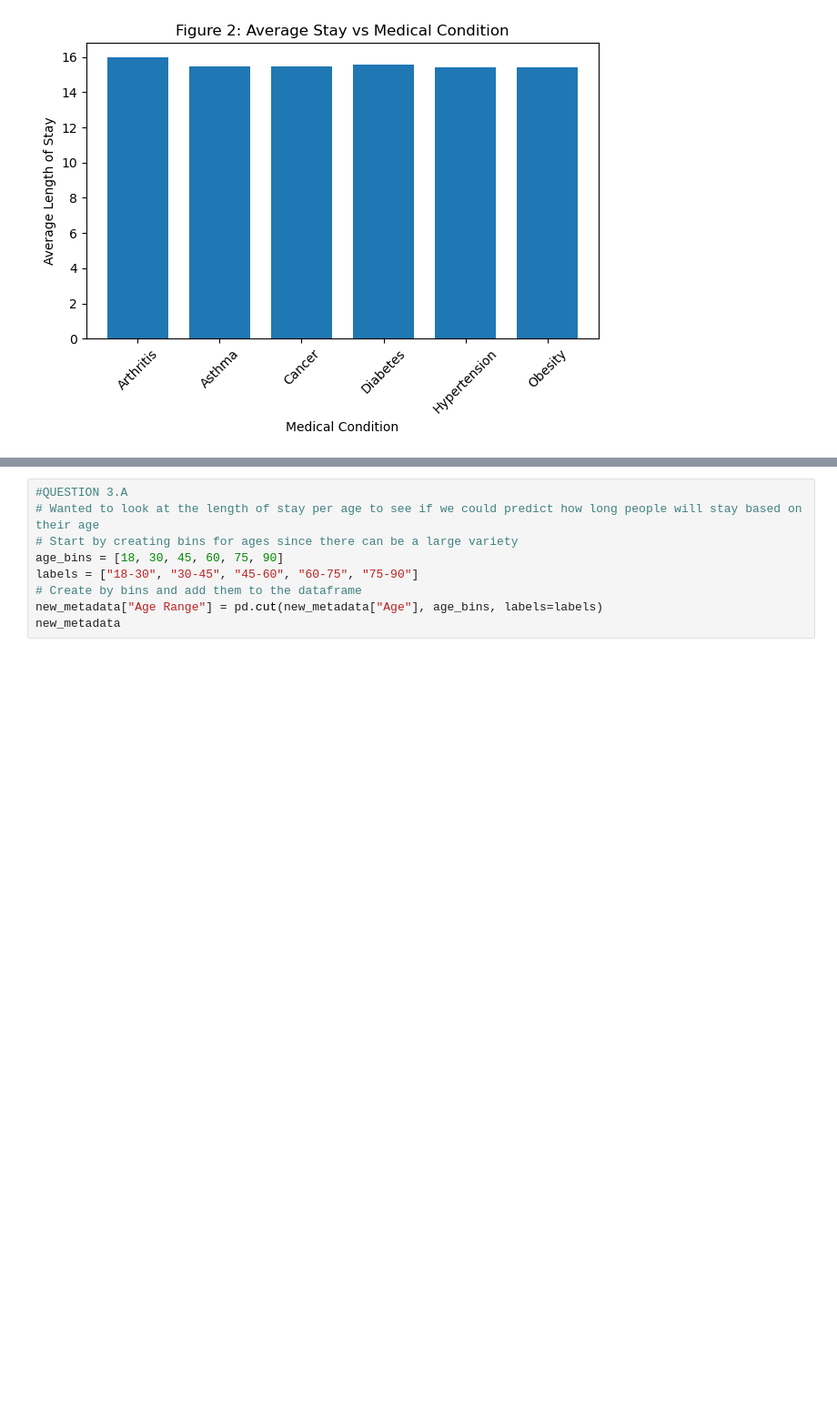
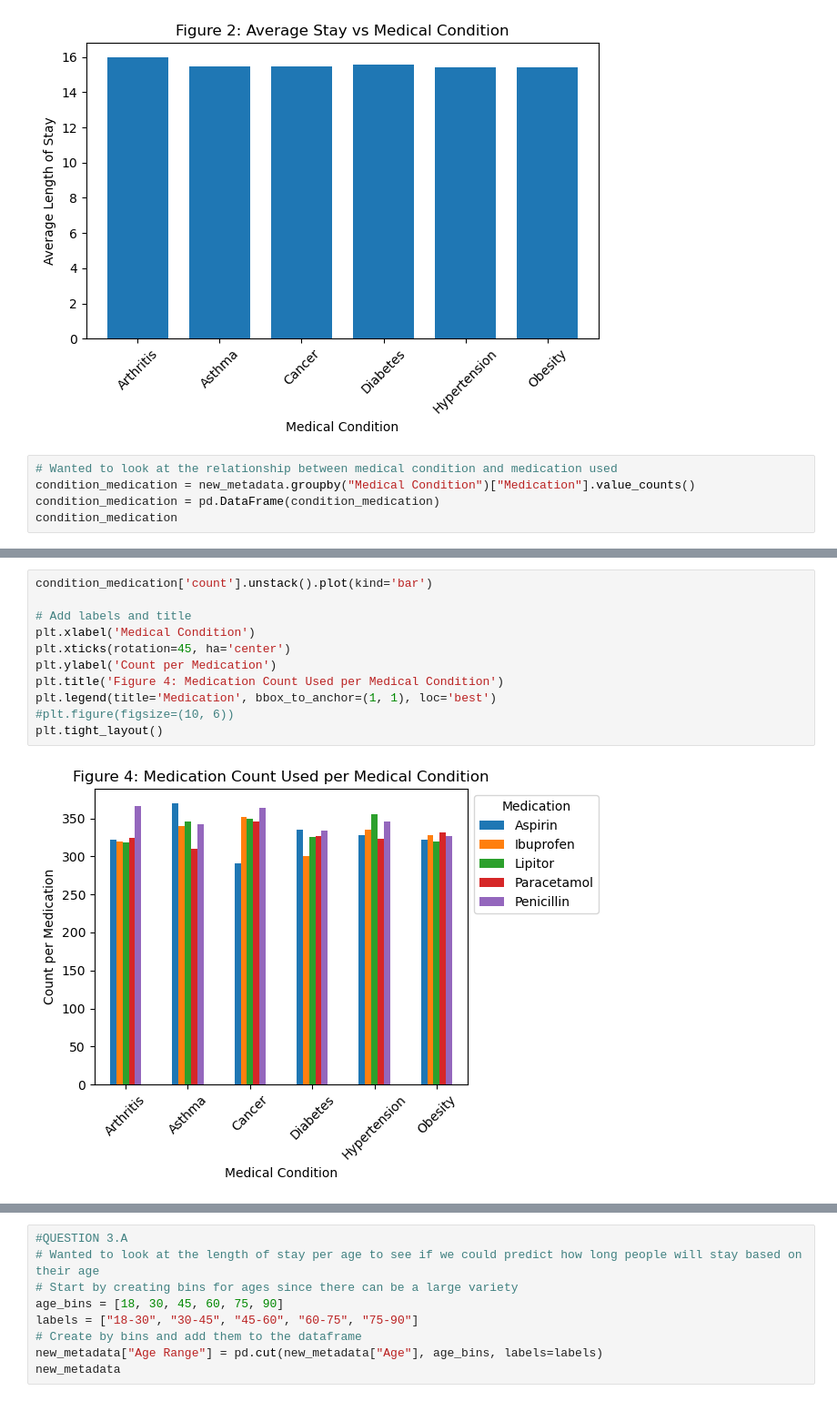
Before and after one commit to Handro4/Bootcamp-Project1, a Jupyter notebook: main.py/Healthcare.ipynb, the cells around one changed output, grey strips where cells are left out. Shown at 91% size. Saved outputs shown, nothing was run; the diff lists cells and outputs as text; blank space fills up the shorter version.

Commit message:
adding a few chart

```diff
--- a/main.py/Healthcare.ipynb
+++ b/main.py/Healthcare.ipynb
@@ -231,3 +231,8 @@ plt.tight_layout()
 plt.savefig(os.path.join(out_path, "Average_Stay_vs_Medical_Condition.png"))
 # %% [output]
 [figure]
+# %%
+# Wanted to look at the relationship between medical condition and medication used
+condition_medication = new_metadata.groupby("Medical Condition")["Medication"].value_counts()
+condition_medication = pd.DataFrame(condition_medication)
+condition_medication
@@ -233,0 +258,13 @@ plt.savefig(os.path.join(out_path, "Average_Stay_vs_Medical_Condition.png"))
+# %%
+condition_medication['count'].unstack().plot(kind='bar')
+
+# Add labels and title
+plt.xlabel('Medical Condition')
+plt.xticks(rotation=45, ha='center')
+plt.ylabel('Count per Medication')
+plt.title('Figure 4: Medication Count Used per Medical Condition')
+plt.legend(title='Medication', bbox_to_anchor=(1, 1), loc='best')
+#plt.figure(figsize=(10, 6))
+plt.tight_layout()
+# %% [output]
+[figure, added]
```
Also changed, not shown: parts of 7 cells of this notebook.
